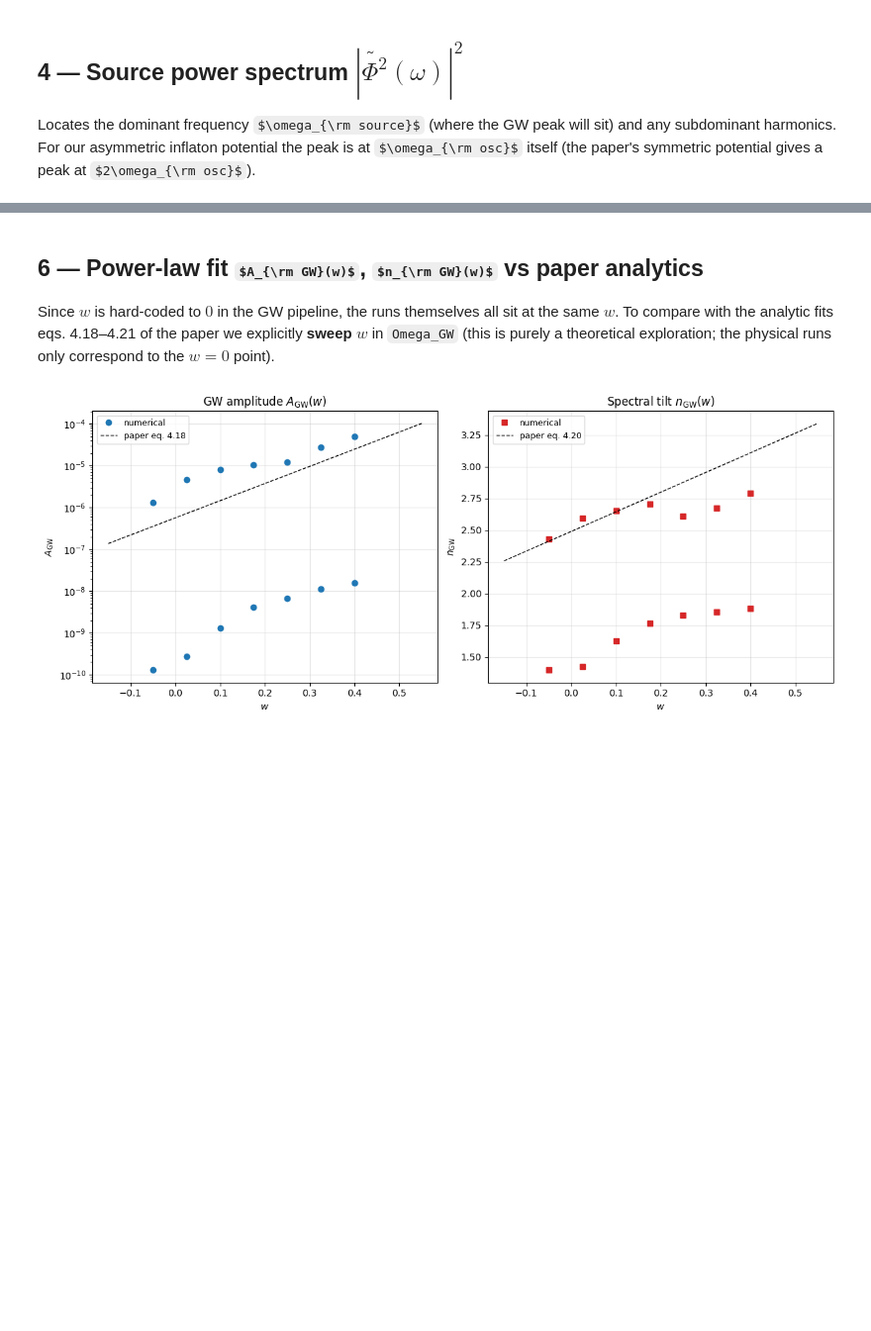
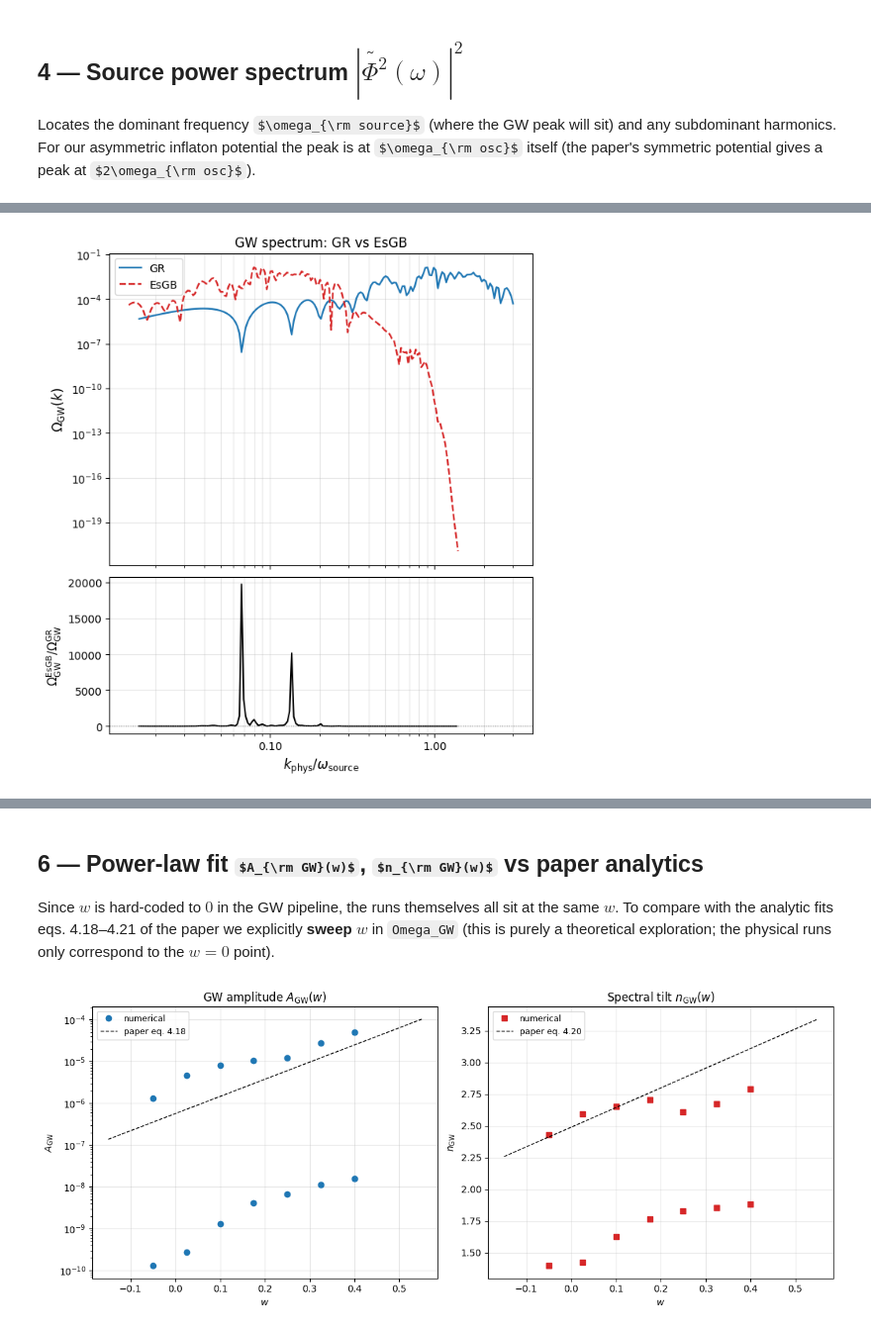
Before and after one commit to GRSerdar/0scillons, a Jupyter notebook: February26Oscillons/Feb26/RunningCode/DATA/GW_signal.ipynb, the cells around one changed output, grey strips where cells are left out. Shown at 99% size. Drawn from its saved outputs; the diff is of its cells as text; code cells hidden in the pictures; some formulas as TeX source; blank space fills up the shorter version.

```diff
--- a/February26Oscillons/Feb26/RunningCode/DATA/GW_signal.ipynb
+++ b/February26Oscillons/Feb26/RunningCode/DATA/GW_signal.ipynb
@@ -201,0 +310,94 @@ EsGB peak: k_phys/omega_s = 0.124, Omega_max = 1.557e-10
+# %%
+Delta    = DEFAULT_DELTA
+N_OSC    = 1
+N_ANGLES = 60
+N_TAU    = 2000
+SEED     = 42
+N_HUBBLE = 3
+N_K      = 180
+
+H0_REF     = min(params_GR['H0'], params_EsGB['H0'])
+TAU_WINDOW = (0.0, N_HUBBLE / H0_REF)
+
+# Final scale factor for the matter-dominated background (w=0, eq. 4.13):
+#   a(t) = (9/4)^{1/3} * (2/3 + H0 t)^{2/3}
+def _a_final_matter(H0, t_end):
+    return (9.0 / 4.0) ** (1.0 / 3.0) * (2.0 / 3.0 + H0 * t_end) ** (2.0 / 3.0)
+
+a_f_GR = _a_final_matter(params_GR['H0'], TAU_WINDOW[1])
+
+# The Gaussian TT-envelope in eq. 3.10 suppresses modes with k_phys R / (2 a) > 1,
+# so the UV cutoff in normalized units sits near k_phys/omega_s ~ 2/(omega_s R):
+# ~2.5 for GR (omega_s R = 0.785) and ~0.3 for EsGB (omega_s R = 6.69).
+# Push the GR k-grid out to k_phys/omega_s = 3.0 to expose the GR UV suppression.
+# EsGB keeps the default k_max = 5 * omega_source (its cutoff is well within range).
+K_PHYS_MAX_GR = 3.0
+
+k_grid_GR = np.logspace(
+    np.log10(0.05 * params_GR['omega_source']),
+    np.log10(K_PHYS_MAX_GR * params_GR['omega_source'] * a_f_GR),
+    N_K,
+)
+k_grid_EsGB = np.logspace(
+    np.log10(0.05 * params_EsGB['omega_source']),
+    np.log10(5.0  * params_EsGB['omega_source']),
+    N_K,
+)
+
+common_kwargs = dict(
+    n_angles=N_ANGLES,
+    n_tau=N_TAU,
+    tau_window=TAU_WINDOW,
+    harmonics="fourier",
+    fourier_modes=[(float(o), float(a), 0.0) for o, a in gr_run.harmonics],
+)
+
+res_GR = Omega_GW(
+    A=params_GR['A'], R=params_GR['R'],
+    omega_source=params_GR['omega_source'], H0=params_GR['H0'],
+    Delta=Delta, N=N_OSC, seed=SEED,
+    k_grid=k_grid_GR, **common_kwargs,
+)
+res_EsGB = Omega_GW(
+    A=params_EsGB['A'], R=params_EsGB['R'],
+    omega_source=params_EsGB['omega_source'], H0=params_EsGB['H0'],
+    Delta=Delta, N=N_OSC, seed=SEED,
+    k_grid=k_grid_EsGB, **common_kwargs,
+)
+
+fig, axes = plt.subplots(
+    2, 1, figsize=(7, 8),
+    gridspec_kw=dict(height_ratios=[3, 1.5], hspace=0.05),
+    sharex=True,
+)
+ax_top, ax_bot = axes
+
+x_GR   = res_GR['k_phys']   / params_GR['omega_source']
+x_EsGB = res_EsGB['k_phys'] / params_EsGB['omega_source']
+
+ax_top.loglog(x_GR,   res_GR['Omega_GW'],   'C0-',  lw=1.6, label='GR')
+ax_top.loglog(x_EsGB, res_EsGB['Omega_GW'], 'C3--', lw=1.6, label='EsGB')
+ax_top.set_ylabel(r'$\Omega_{\rm GW}(k)$', fontsize=12)
+ax_top.set_title(r'GW spectrum: GR vs EsGB')
+ax_top.grid(True, alpha=0.3, which='both')
+ax_top.legend(fontsize=10)
+
+Omega_EsGB_on_GR = np.interp(x_GR, x_EsGB, res_EsGB['Omega_GW'],
+                             left=np.nan, right=np.nan)
+ratio = Omega_EsGB_on_GR / np.where(res_GR['Omega_GW'] > 0,
+                                    res_GR['Omega_GW'], np.nan)
+ax_bot.semilogx(x_GR, ratio, 'k-', lw=1.4)
+ax_bot.axhline(1.0, color='grey', ls=':', lw=0.8)
+ax_bot.set_xlabel(r'$k_{\rm phys}/\omega_{\rm source}$', fontsize=12)
+ax_bot.set_ylabel(r'$\Omega_{\rm GW}^{\rm EsGB}/\Omega_{\rm GW}^{\rm GR}$',
+                  fontsize=11)
+ax_bot.grid(True, alpha=0.3, which='both')
+
+from matplotlib.ticker import ScalarFormatter
+for ax in axes:
+    ax.xaxis.set_major_formatter(ScalarFormatter())
+    ax.xaxis.set_minor_formatter(plt.NullFormatter())
+
+plt.show()
+# %% [output]
+[figure, added]
```
Also changed, not shown: parts of 15 cells of this notebook, 1 other file.
